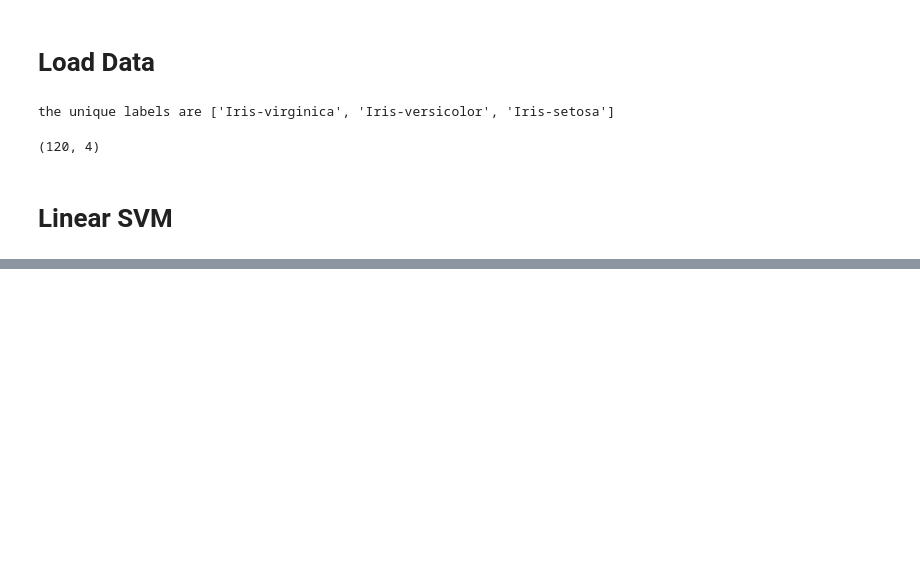
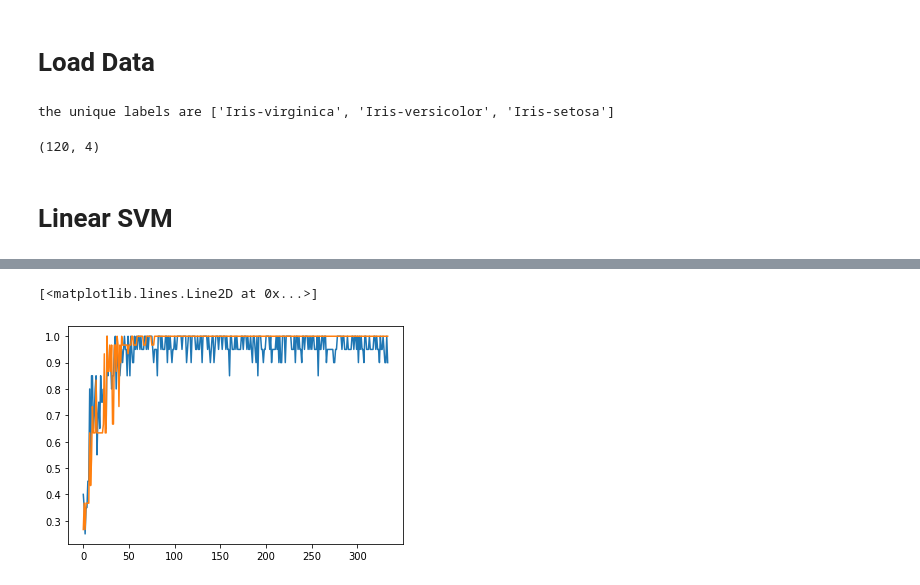
Before and after one commit to lidaliang/ML_from_scratch, a Jupyter notebook: classification tests.ipynb, the cells around one changed output, grey strips where cells are left out. Saved outputs shown, nothing was run; the diff lists cells and outputs as text; code cells hidden in the pictures; blank space fills up the shorter version.

```diff
--- a/classification tests.ipynb
+++ b/classification tests.ipynb
@@ -61,0 +105,6 @@ array([0, 1, 2, 0, 1, 2, 2, 2, 2, 0, 2, 2, 1, 0, 1, 0, 1, 2, 0, 0, 2, 1,
+# %%
+plt.plot(histories['train_acc_history'])
+plt.plot(histories['val_acc_history'])
+# %% [output]
+[<matplotlib.lines.Line2D at 0x...>]
+[figure, added]
```
Also changed, not shown: parts of 12 cells of this notebook, 1 other file.
